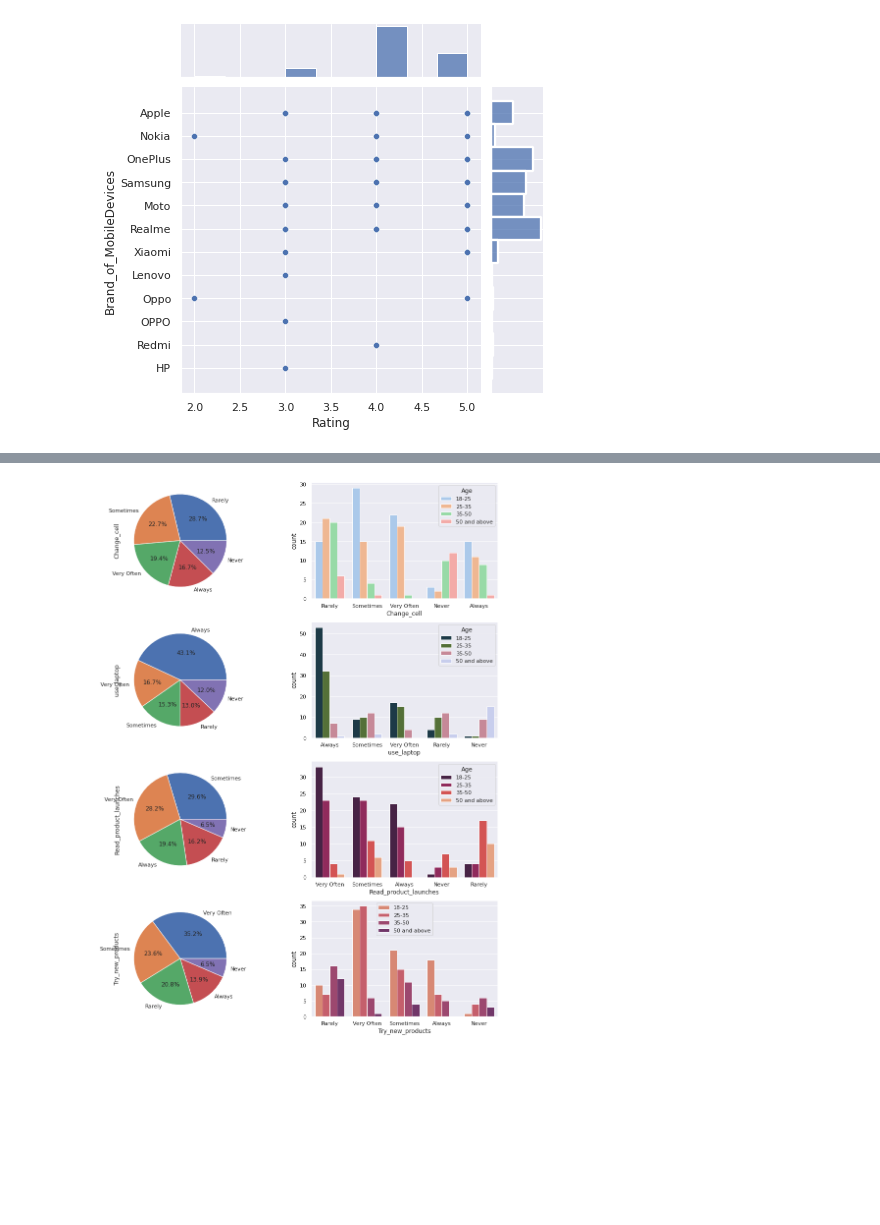
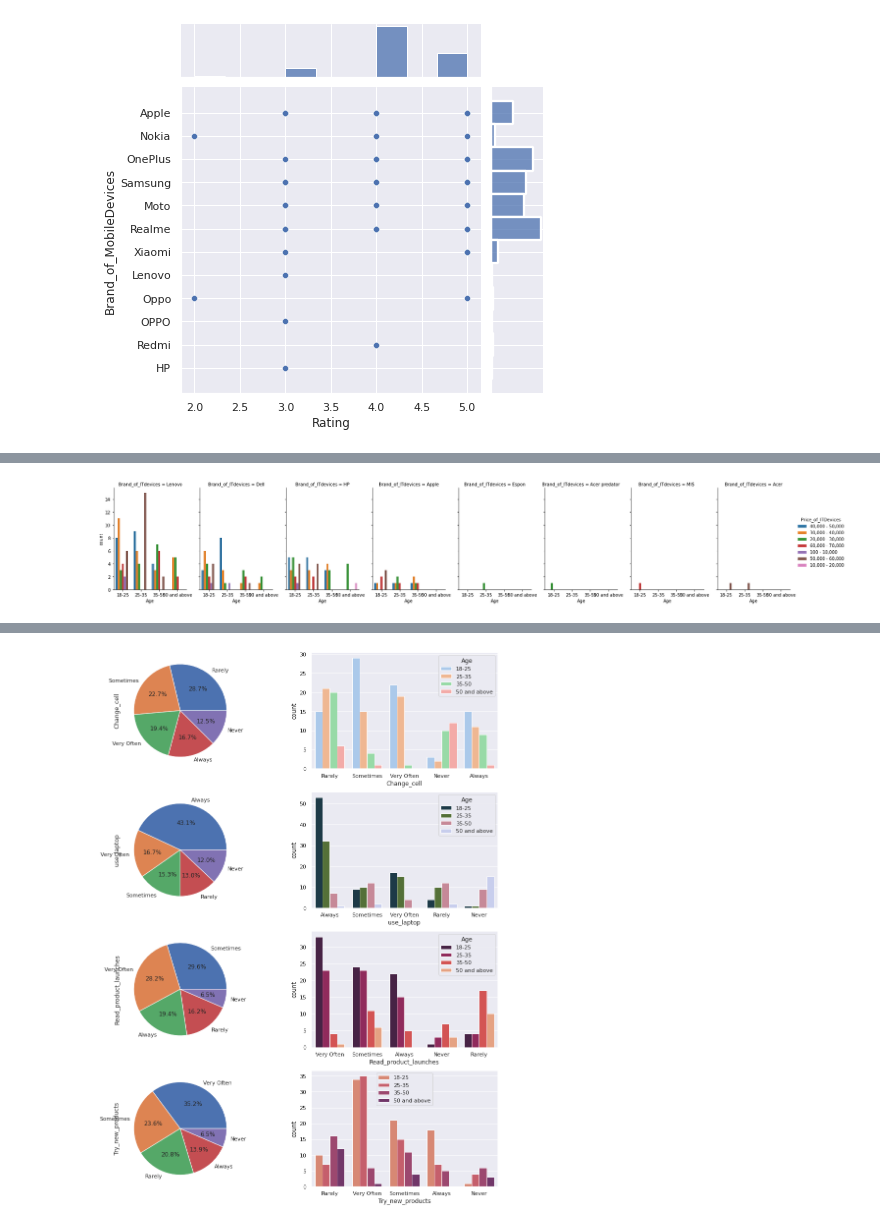
Before and after one commit to Sujatapanchal/MSCproject, a Jupyter notebook: Visualizations.ipynb, the cells around one changed output, grey strips where cells are left out. Drawn from its saved outputs; the diff is of its cells as text; code cells hidden in the pictures; blank space fills up the shorter version.

```diff
--- a/Visualizations.ipynb
+++ b/Visualizations.ipynb
@@ -503,0 +532,6 @@ px.bar(df, x='Age', color='Price_of_MobileDevices')
+# %%
+g = sns.catplot(x="Age", hue="Price_of_ITDevices", col="Brand_of_ITdevices",
+                data=df, kind="count",
+                height=4, aspect=.7);
+# %% [output]
+[figure, added]
```
Also changed, not shown: parts of 12 cells of this notebook.
